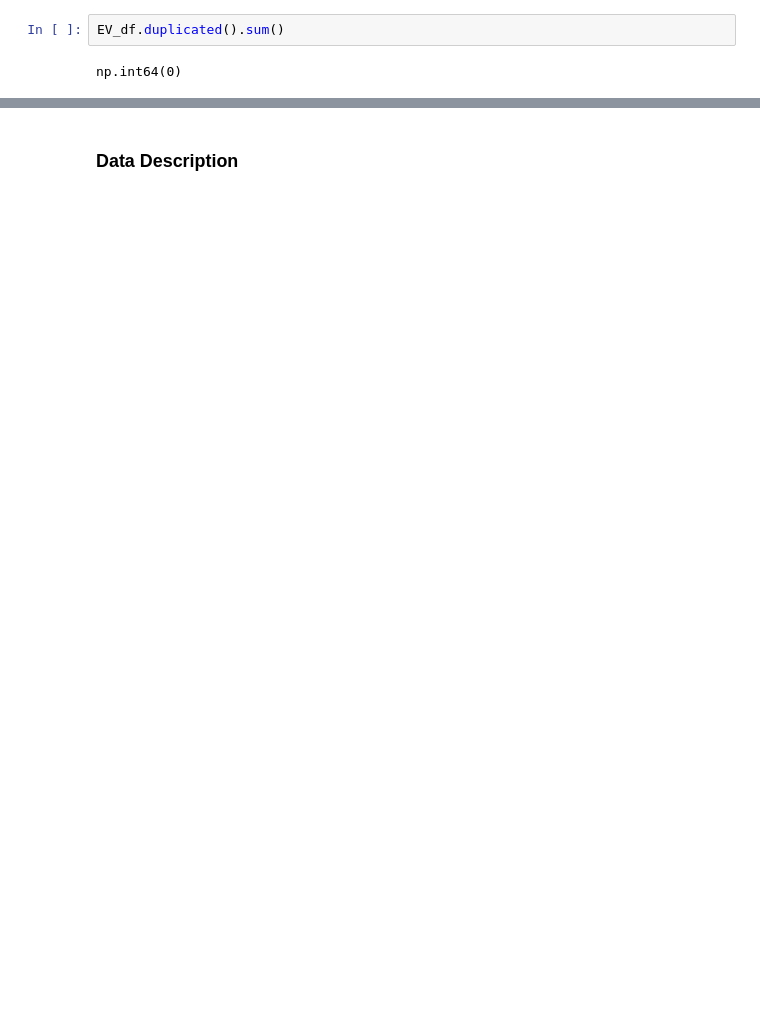
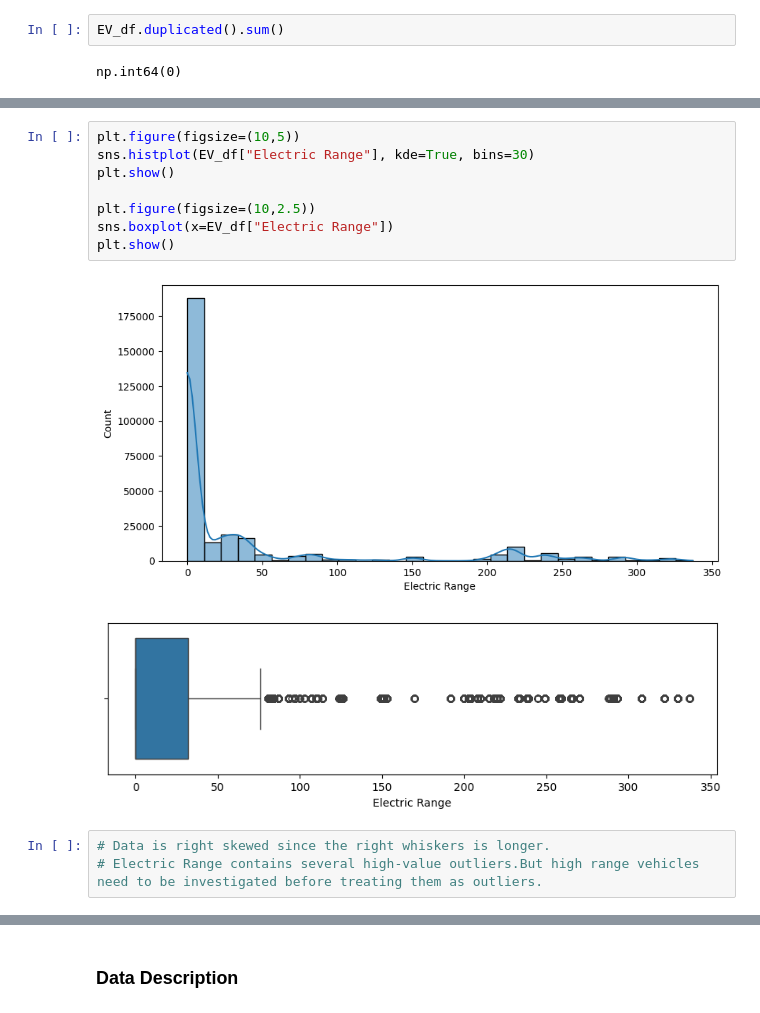
Before and after one commit to MidhulaMS/EV-Population-Prediction, a Jupyter notebook: EV_Population_Prediction.ipynb, the cells around one changed output, grey strips where cells are left out. Drawn from its saved outputs; the diff is of its cells as text; blank space fills up the shorter version.

Commit message:
Performed initial data inspection and univariate EDA setup

```diff
--- a/EV_Population_Prediction.ipynb
+++ b/EV_Population_Prediction.ipynb
@@ -80,0 +188,14 @@ np.int64(0)
+# %%
+plt.figure(figsize=(10,5))
+sns.histplot(EV_df["Electric Range"], kde=True, bins=30)
+plt.show()
+
+plt.figure(figsize=(10,2.5))
+sns.boxplot(x=EV_df["Electric Range"])
+plt.show()
+# %% [output]
+[figure, added]
+[figure, added]
+# %%
+# Data is right skewed since the right whiskers is longer.
+# Electric Range contains several high-value outliers.But high range vehicles need to be investigated before treating them as outliers.
```
Also changed, not shown: parts of 18 cells of this notebook.
